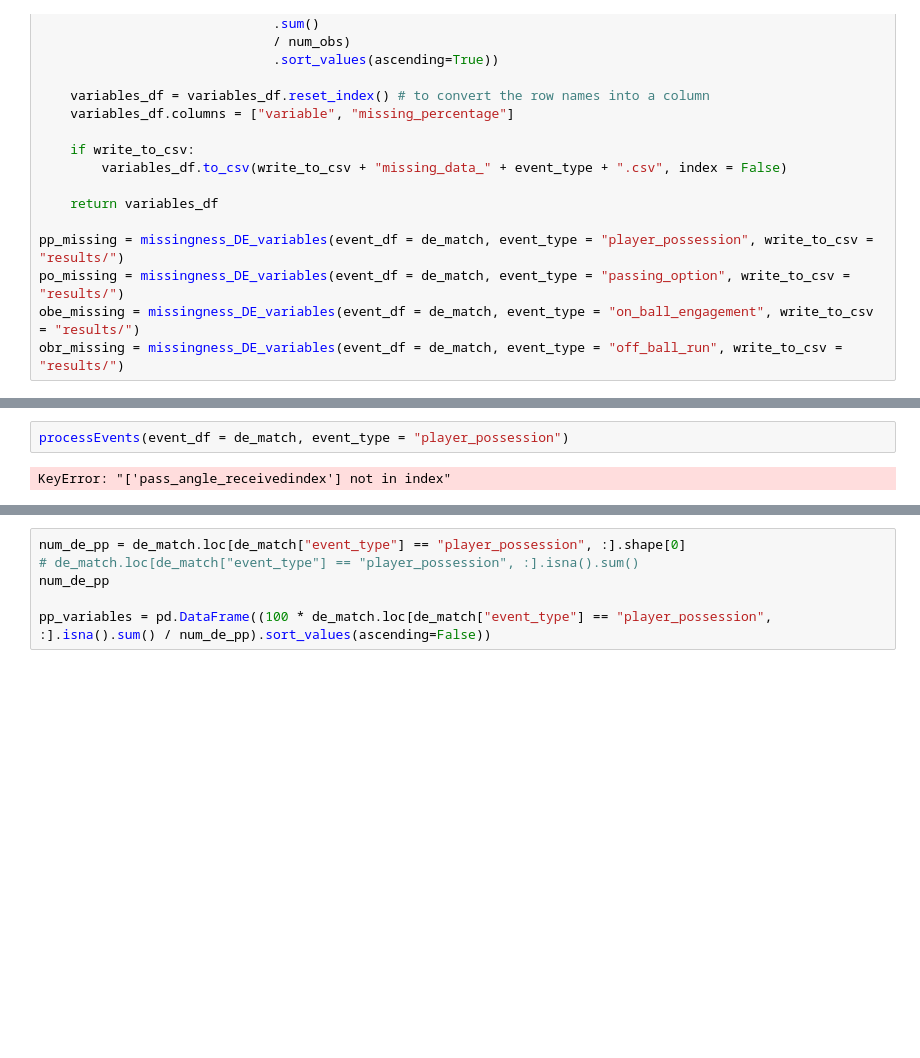
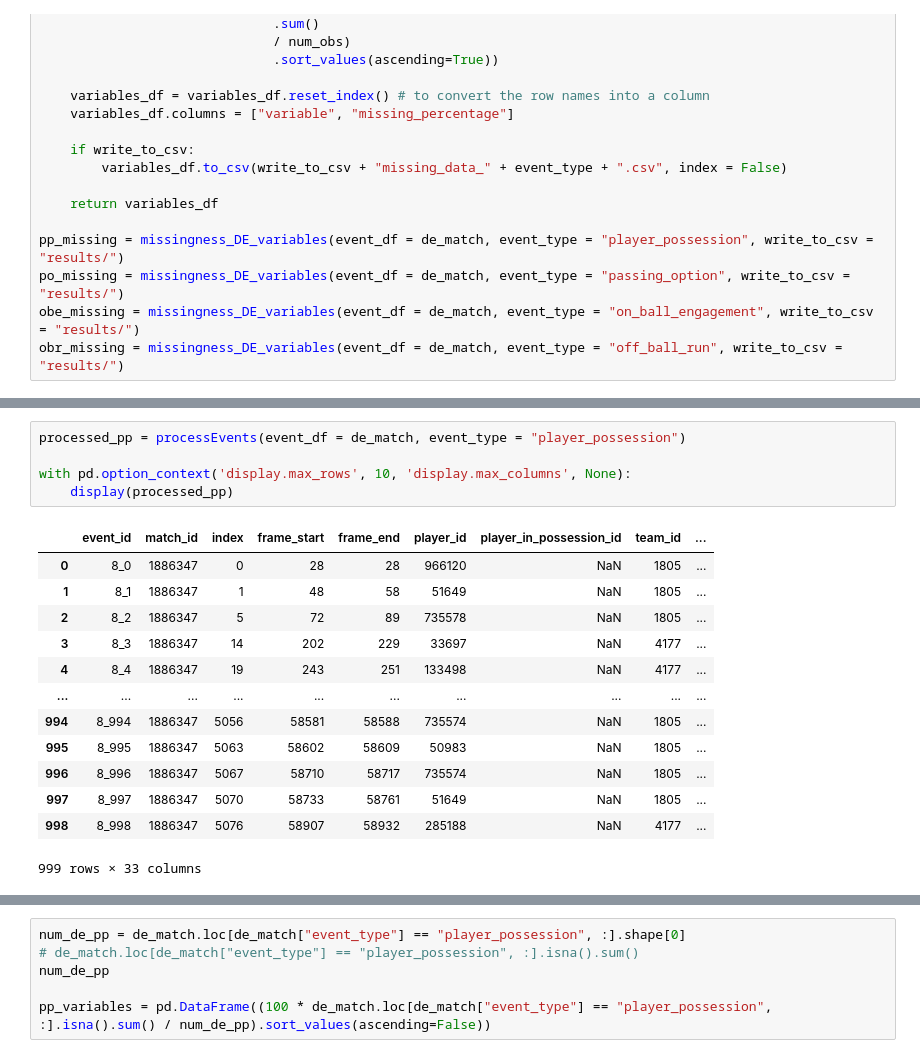
Before and after one commit to tahmeed14/footy_tracking_analysis, a Jupyter notebook: eda.ipynb, the cells around one changed output, grey strips where cells are left out. Saved outputs shown, nothing was run; the diff lists cells and outputs as text; blank space fills up the shorter version.

```diff
--- a/eda.ipynb
+++ b/eda.ipynb
@@ -680,5 +724,20 @@ def processEvents(event_df, event_type):
 # %%
-processEvents(event_df = de_match, event_type = "player_possession")
+processed_pp = processEvents(event_df = de_match, event_type = "player_possession")
+
+with pd.option_context('display.max_rows', 10, 'display.max_columns', None):
+    display(processed_pp)
 # %% [output]
+|  | event_id | match_id | index | frame_start | frame_end | player_id | player_in_possession_id | team_id | ... |
+| 0 | 8_0 | 1886347 | 0 | 28 | 28 | 966120 | NaN | 1805 | ... |
+| 1 | 8_1 | 1886347 | 1 | 48 | 58 | 51649 | NaN | 1805 | ... |
+| 2 | 8_2 | 1886347 | 5 | 72 | 89 | 735578 | NaN | 1805 | ... |
+| 3 | 8_3 | 1886347 | 14 | 202 | 229 | 33697 | NaN | 4177 | ... |
+| 4 | 8_4 | 1886347 | 19 | 243 | 251 | 133498 | NaN | 4177 | ... |
+| ... | ... | ... | ... | ... | ... | ... | ... | ... | ... |
+| 994 | 8_994 | 1886347 | 5056 | 58581 | 58588 | 735574 | NaN | 1805 | ... |
+| 995 | 8_995 | 1886347 | 5063 | 58602 | 58609 | 50983 | NaN | 1805 | ... |
+| 996 | 8_996 | 1886347 | 5067 | 58710 | 58717 | 735574 | NaN | 1805 | ... |
+| 997 | 8_997 | 1886347 | 5070 | 58733 | 58761 | 51649 | NaN | 1805 | ... |
+| 998 | 8_998 | 1886347 | 5076 | 58907 | 58932 | 285188 | NaN | 4177 | ... |
-KeyError: "['pass_angle_receivedindex'] not in index"
+999 rows × 33 columns
 # %%
```
Also changed, not shown: parts of 3 cells of this notebook.
